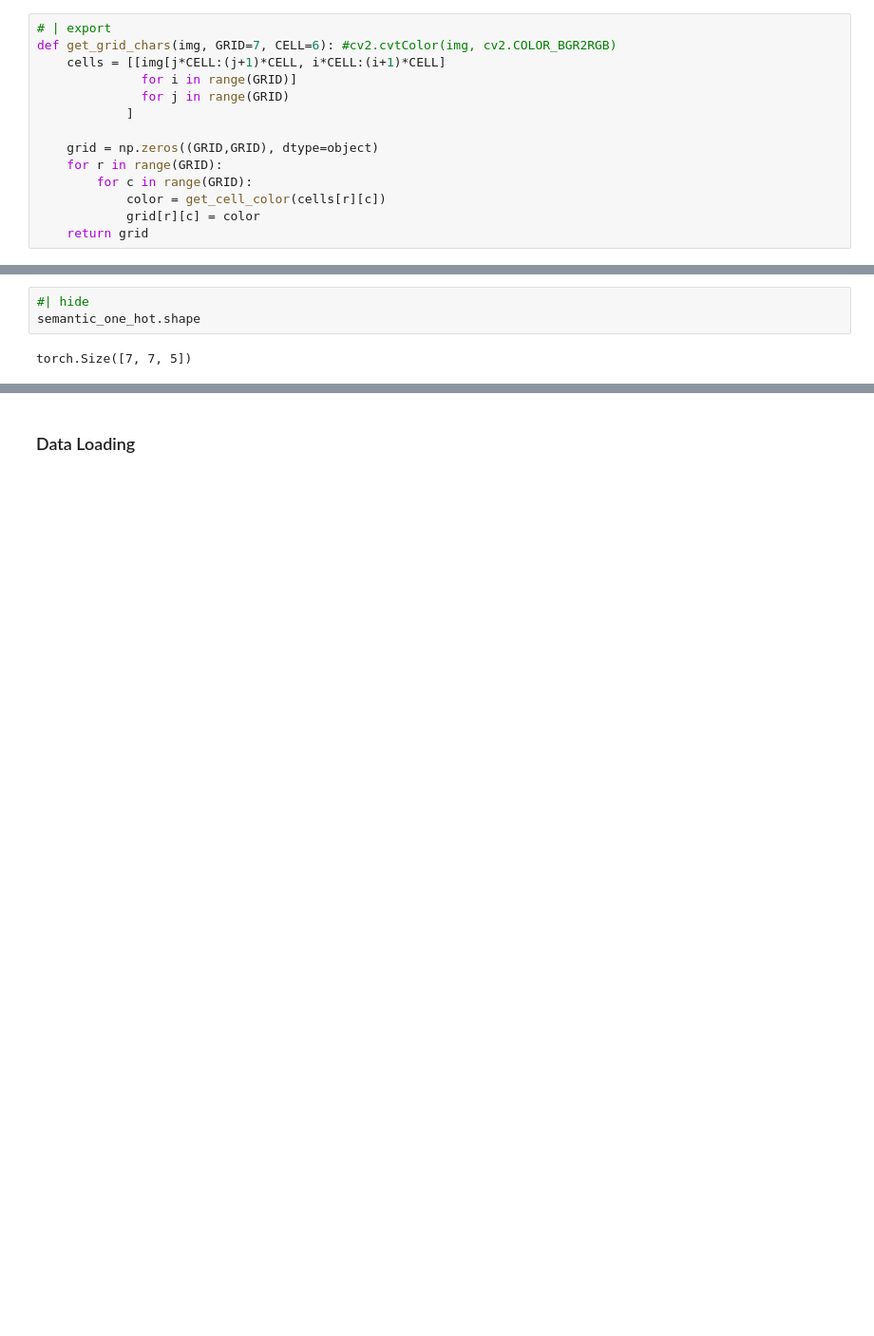
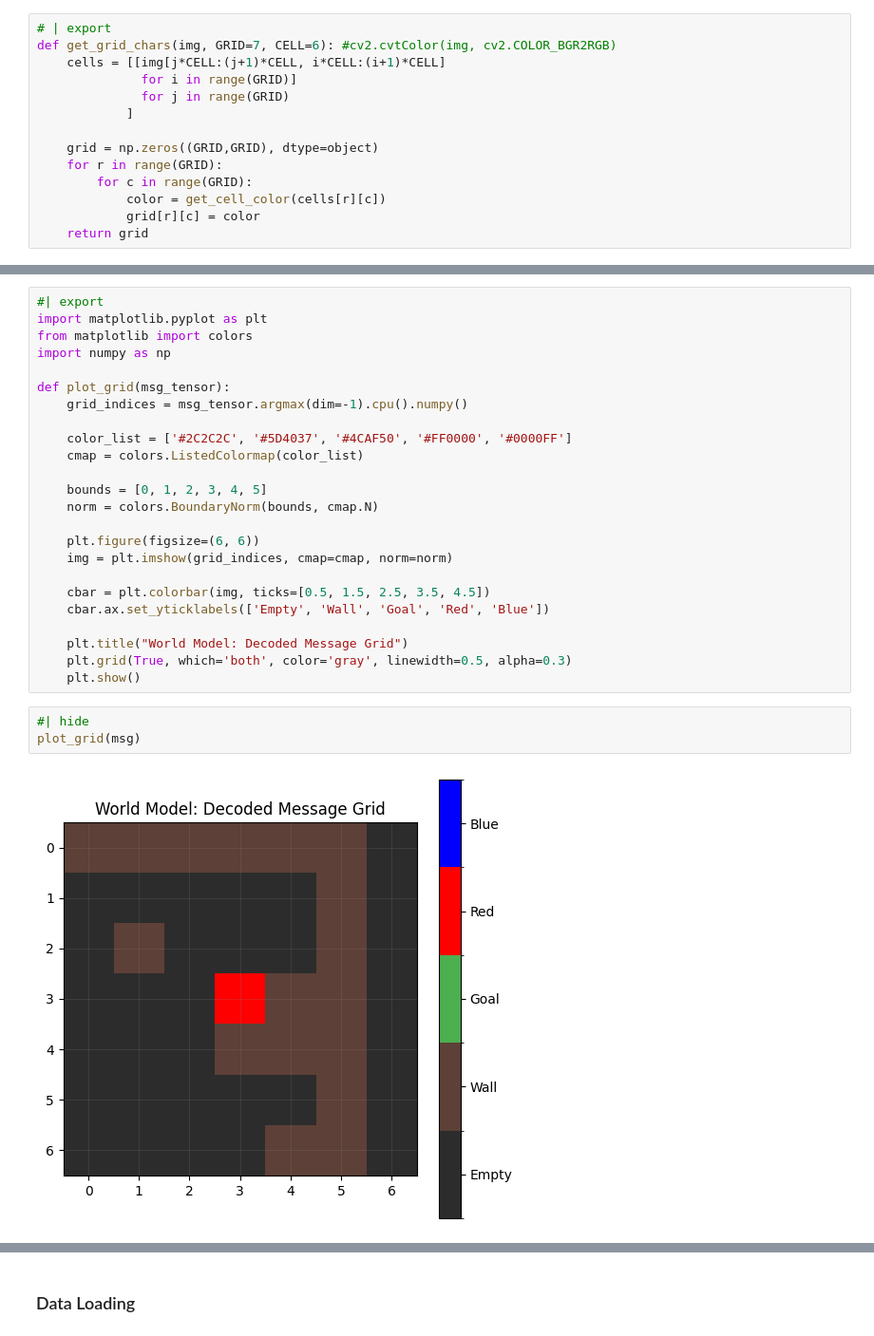
Before and after one commit to Ahmed-Khaled-Saleh/mawm, a Jupyter notebook: nbs/01b_data.utils.ipynb, the cells around one changed output, grey strips where cells are left out. Shown at 95% size. Saved outputs shown, nothing was run; the diff lists cells and outputs as text; blank space fills up the shorter version.

```diff
--- a/nbs/01b_data.utils.ipynb
+++ b/nbs/01b_data.utils.ipynb
@@ -179,5 +250,29 @@ semantic_one_hot = F.one_hot(grid, num_classes=num_primitives)
+# %%
+#| export
+import matplotlib.pyplot as plt
+from matplotlib import colors
+import numpy as np
+
+def plot_grid(msg_tensor):
+    grid_indices = msg_tensor.argmax(dim=-1).cpu().numpy()
+
+    color_list = ['#2C2C2C', '#5D4037', '#4CAF50', '#FF0000', '#0000FF']
+    cmap = colors.ListedColormap(color_list)
+
+    bounds = [0, 1, 2, 3, 4, 5]
+    norm = colors.BoundaryNorm(bounds, cmap.N)
+
+    plt.figure(figsize=(6, 6))
+    img = plt.imshow(grid_indices, cmap=cmap, norm=norm)
+
+    cbar = plt.colorbar(img, ticks=[0.5, 1.5, 2.5, 3.5, 4.5])
+    cbar.ax.set_yticklabels(['Empty', 'Wall', 'Goal', 'Red', 'Blue'])
+
+    plt.title("World Model: Decoded Message Grid")
+    plt.grid(True, which='both', color='gray', linewidth=0.5, alpha=0.3)
+    plt.show()
 # %%
 #| hide
-semantic_one_hot.shape
+plot_grid(msg)
 # %% [output]
-torch.Size([7, 7, 5])
+[figure, added]
```
Also changed, not shown: parts of 17 cells of this notebook, 17 other files.
